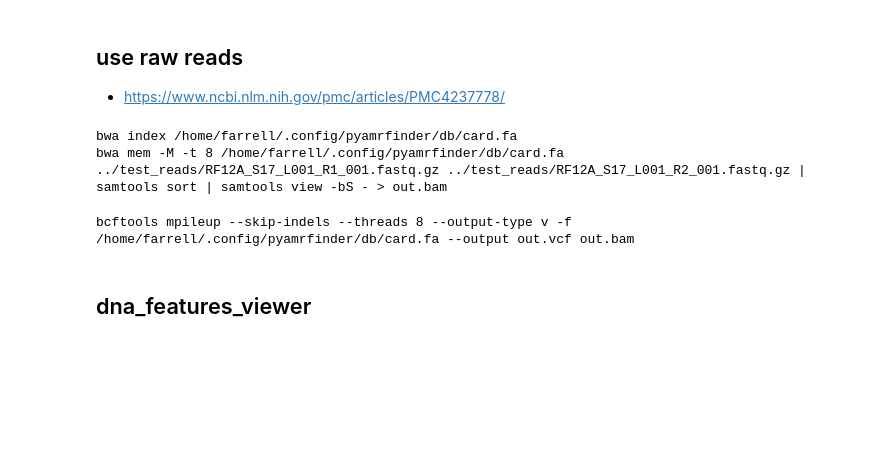
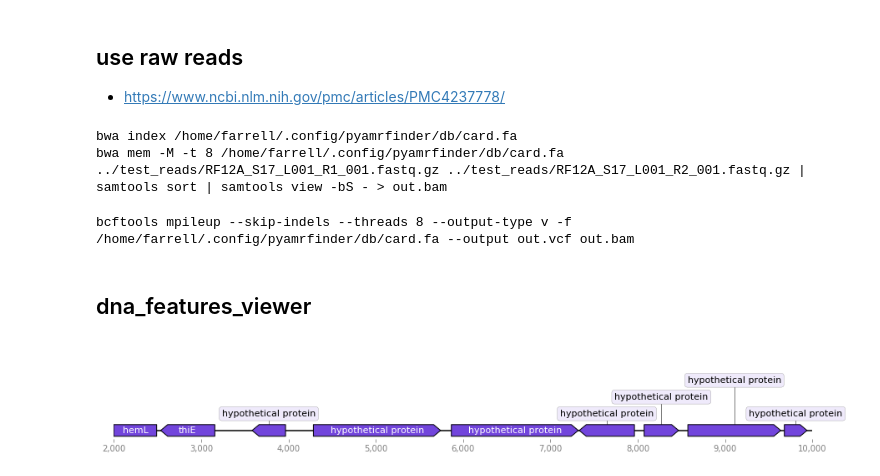
Before and after one commit to dmnfarrell/pathogenie, a Jupyter notebook: notebooks/testing.ipynb, the cells around one changed output. Drawn from its saved outputs; the diff is of its cells as text; code cells hidden in the pictures; blank space fills up the shorter version.

Commit message:
features plots test

```diff
--- a/notebooks/testing.ipynb
+++ b/notebooks/testing.ipynb
@@ -788,20 +815,16 @@ bcftools mpileup --skip-indels --threads 8 --output-type v -f /home/farrell/.con
 # %%
 from dna_features_viewer import GraphicFeature, GraphicRecord
 from dna_features_viewer import BiopythonTranslator
 
 start = 2000
-end=10000
+end = 10000
 rec = recs[0]
-x = list(SeqIO.parse('annot.gbk',format='gb'))
-rec = x[0]
-found = []
-for f in rec.features:
-    #print (f)
-    #print (f.location.start,f.location.end)
-    if f.location.start>start and f.location.start<end:
-        #print ('*')
-        found.append(f)
-#rec.features = found
-#print (found)
+#recs = list(SeqIO.parse('annot.gbk',format='gb'))
+#rec = x[0]
+
 graphic_record = BiopythonTranslator().translate_record(rec)
-ax, _ = graphic_record.plot(figure_width=16, strand_in_label_threshold=7, x_lim=(1000,12000))
+cropped_record = graphic_record.crop((start, end))
+fig,ax=plt.subplots(1,1,figsize=(15,2))
+ax, _ = cropped_record.plot(figure_width=15, strand_in_label_threshold=7, ax=ax)
+# %% [output]
+[figure, added]
```
Also changed, not shown: parts of 5 cells of this notebook, 4 other files.
